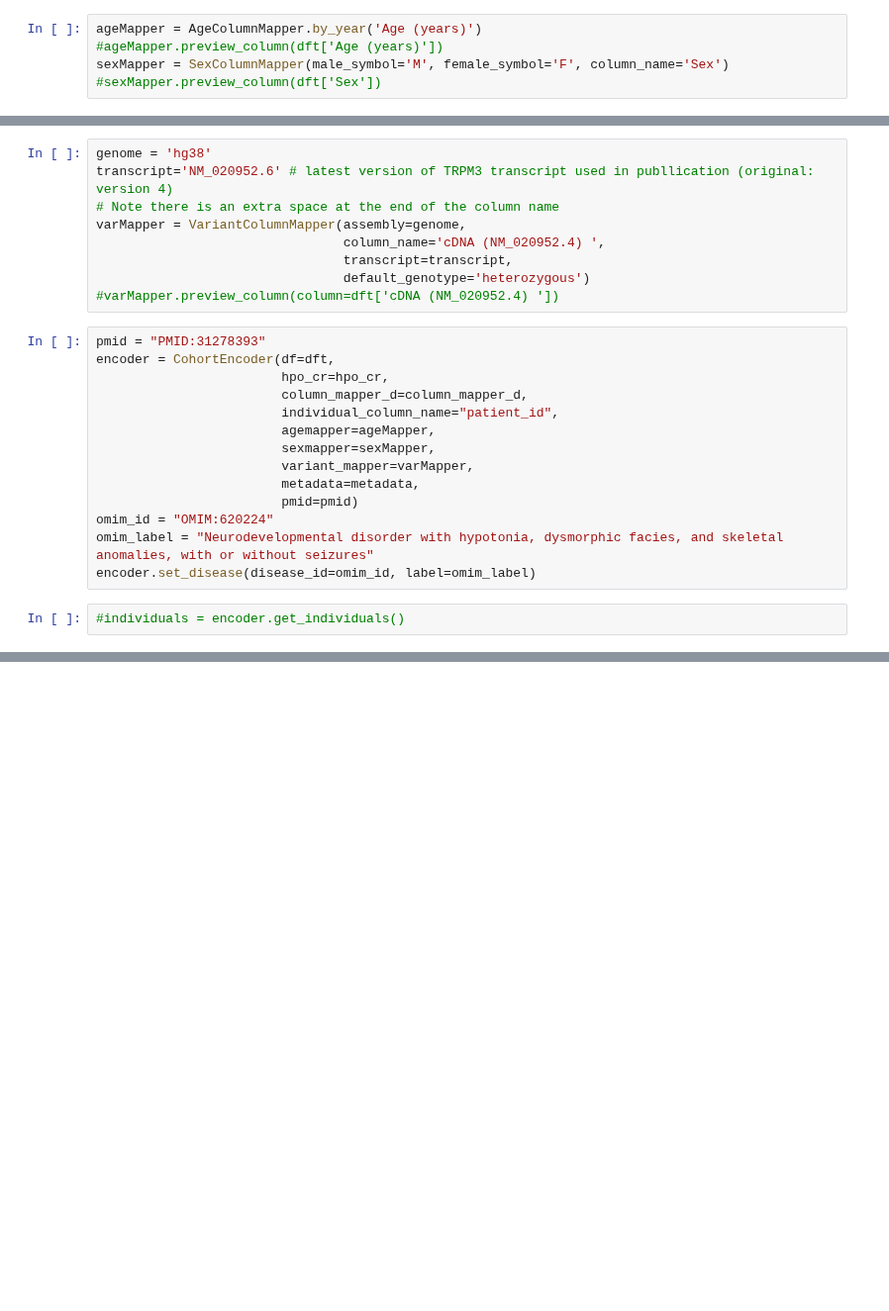
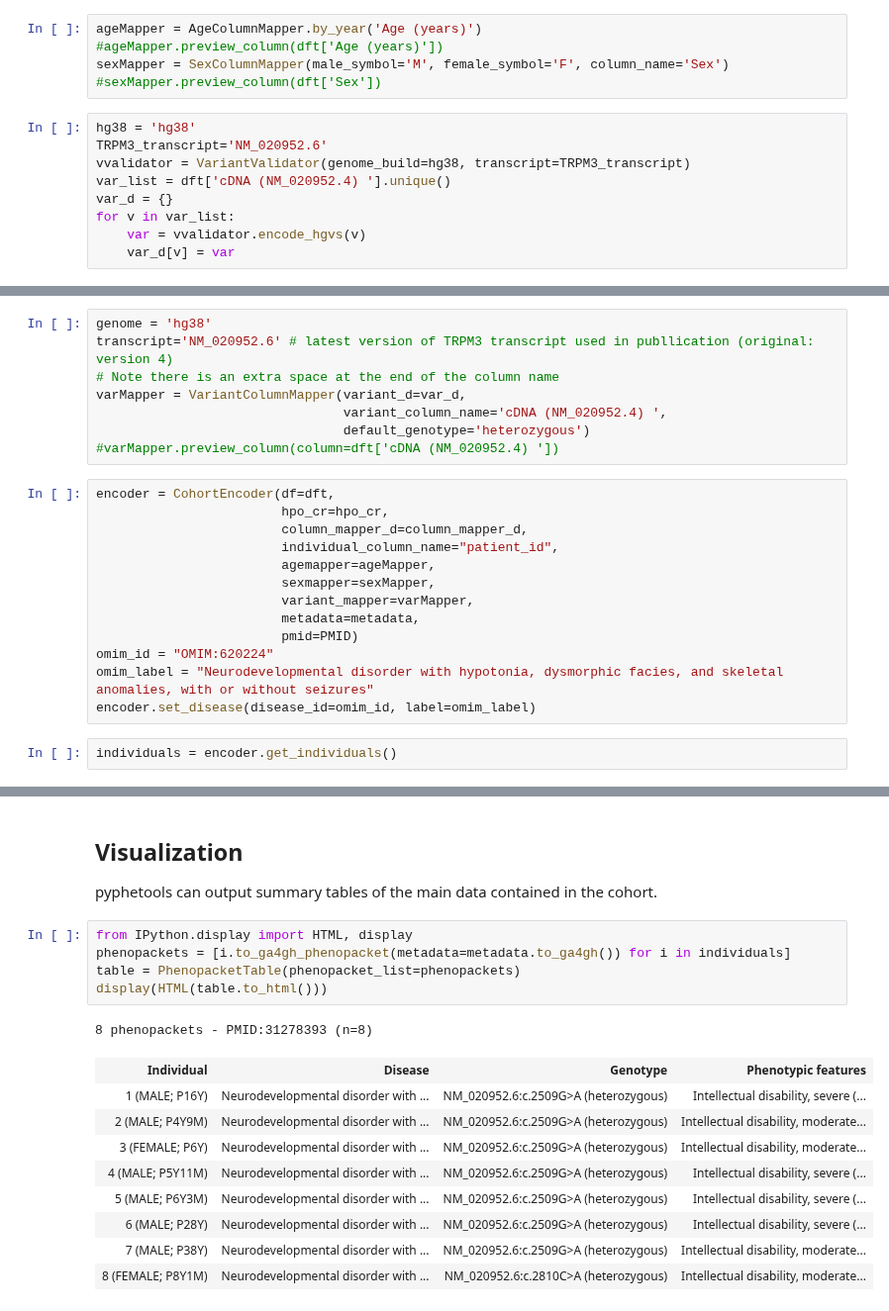
Before and after one commit to monarch-initiative/pyphetools, a Jupyter notebook: notebooks/Example_1_TRPM3_PMID_31278393.ipynb, the cells around one changed output, grey strips where cells are left out. Shown at 99% size. Saved outputs shown, nothing was run; the diff lists cells and outputs as text; blank space fills up the shorter version.

```diff
--- a/notebooks/TRPM3_PMID_31278393.ipynb
+++ b/notebooks/Example_1_TRPM3_PMID_31278393.ipynb
@@ -140,3 +151,12 @@ ageMapper = AgeColumnMapper.by_year('Age (years)')
 #ageMapper.preview_column(dft['Age (years)'])
 sexMapper = SexColumnMapper(male_symbol='M', female_symbol='F', column_name='Sex')
 #sexMapper.preview_column(dft['Sex'])
+# %%
+hg38 = 'hg38'
+TRPM3_transcript='NM_020952.6'
+vvalidator = VariantValidator(genome_build=hg38, transcript=TRPM3_transcript)
+var_list = dft['cDNA (NM_020952.4) '].unique()
+var_d = {}
+for v in var_list:
+    var = vvalidator.encode_hgvs(v)
+    var_d[v] = var
@@ -144,13 +167,11 @@ sexMapper = SexColumnMapper(male_symbol='M', female_symbol='F', column_name='Sex
 genome = 'hg38'
 transcript='NM_020952.6' # latest version of TRPM3 transcript used in publlication (original: version 4)
 # Note there is an extra space at the end of the column name
-varMapper = VariantColumnMapper(assembly=genome,
-                                column_name='cDNA (NM_020952.4) ',
-                                transcript=transcript,
+varMapper = VariantColumnMapper(variant_d=var_d,
+                                variant_column_name='cDNA (NM_020952.4) ',
                                 default_genotype='heterozygous')
 #varMapper.preview_column(column=dft['cDNA (NM_020952.4) '])
 # %%
-pmid = "PMID:31278393"
 encoder = CohortEncoder(df=dft,
                         hpo_cr=hpo_cr,
                         column_mapper_d=column_mapper_d,
@@ -159,9 +180,9 @@ encoder = CohortEncoder(df=dft,
                         sexmapper=sexMapper,
                         variant_mapper=varMapper,
                         metadata=metadata,
-                        pmid=pmid)
+                        pmid=PMID)
 omim_id = "OMIM:620224"
 omim_label = "Neurodevelopmental disorder with hypotonia, dysmorphic facies, and skeletal anomalies, with or without seizures"
 encoder.set_disease(disease_id=omim_id, label=omim_label)
 # %%
-#individuals = encoder.get_individuals()
+individuals = encoder.get_individuals()
@@ -167,0 +199,19 @@ encoder.set_disease(disease_id=omim_id, label=omim_label)
+# %% [markdown]
+<h2>Visualization</h2>
+<p>pyphetools can output summary tables of the main data contained in the cohort.</p>
+# %%
+from IPython.display import HTML, display
+phenopackets = [i.to_ga4gh_phenopacket(metadata=metadata.to_ga4gh()) for i in individuals]
+table = PhenopacketTable(phenopacket_list=phenopackets)
+display(HTML(table.to_html()))
+# %% [output]
+8 phenopackets - PMID:31278393 (n=8)
+| Individual | Disease | Genotype | Phenotypic features |
+| 1 (MALE; P16Y) | Neurodevelopmental disorder with ... | NM_020952.6:c.2509G>A (heterozygous) | Intellectual disability, severe (... |
+| 2 (MALE; P4Y9M) | Neurodevelopmental disorder with ... | NM_020952.6:c.2509G>A (heterozygous) | Intellectual disability, moderate... |
+| 3 (FEMALE; P6Y) | Neurodevelopmental disorder with ... | NM_020952.6:c.2509G>A (heterozygous) | Intellectual disability, moderate... |
+| 4 (MALE; P5Y11M) | Neurodevelopmental disorder with ... | NM_020952.6:c.2509G>A (heterozygous) | Intellectual disability, severe (... |
+| 5 (MALE; P6Y3M) | Neurodevelopmental disorder with ... | NM_020952.6:c.2509G>A (heterozygous) | Intellectual disability, severe (... |
+| 6 (MALE; P28Y) | Neurodevelopmental disorder with ... | NM_020952.6:c.2509G>A (heterozygous) | Intellectual disability, severe (... |
+| 7 (MALE; P38Y) | Neurodevelopmental disorder with ... | NM_020952.6:c.2509G>A (heterozygous) | Intellectual disability, moderate... |
+| 8 (FEMALE; P8Y1M) | Neurodevelopmental disorder with ... | NM_020952.6:c.2810C>A (heterozygous) | Intellectual disability, moderate... |
```
Also changed, not shown: parts of 12 cells of this notebook, 12 other files.
